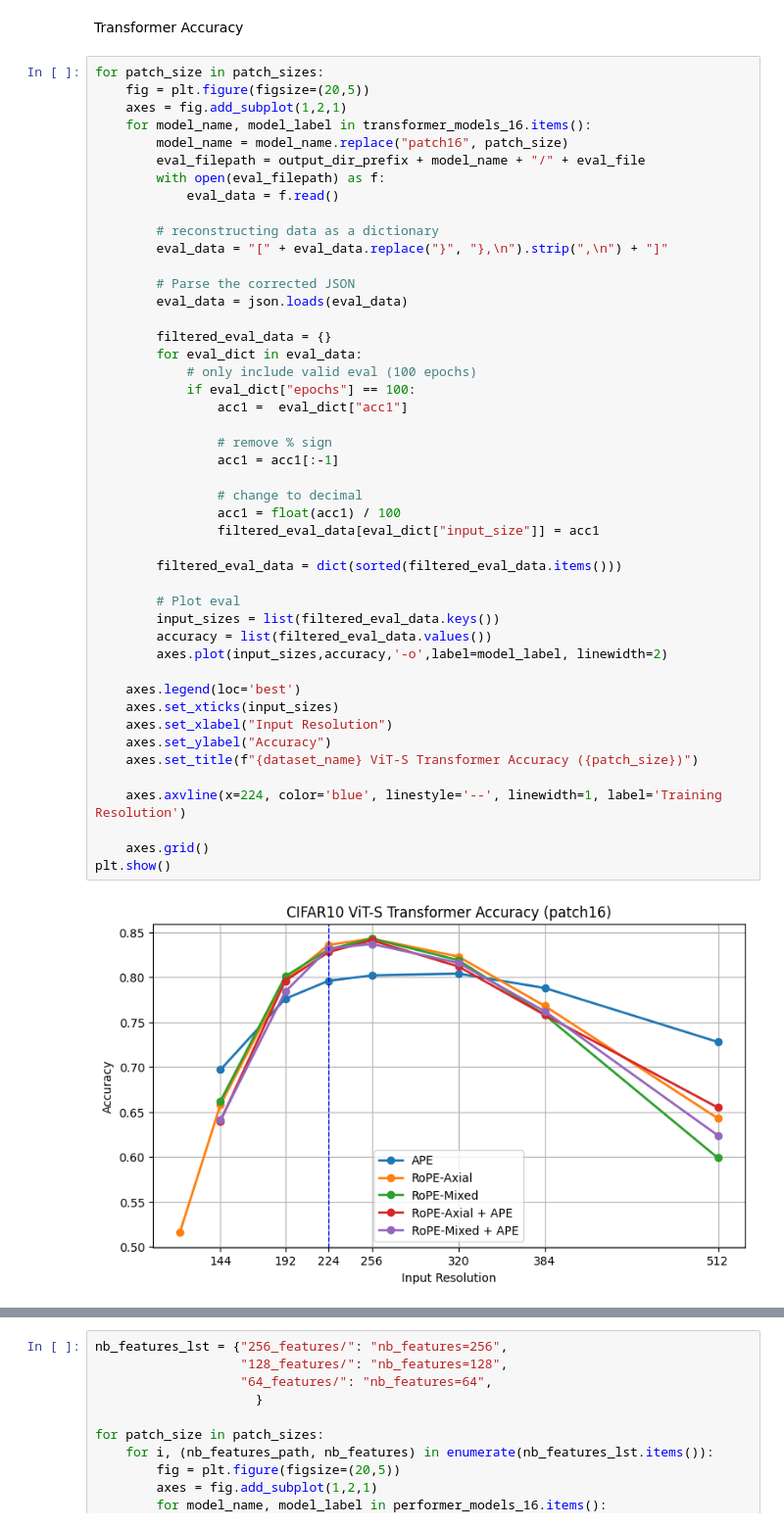
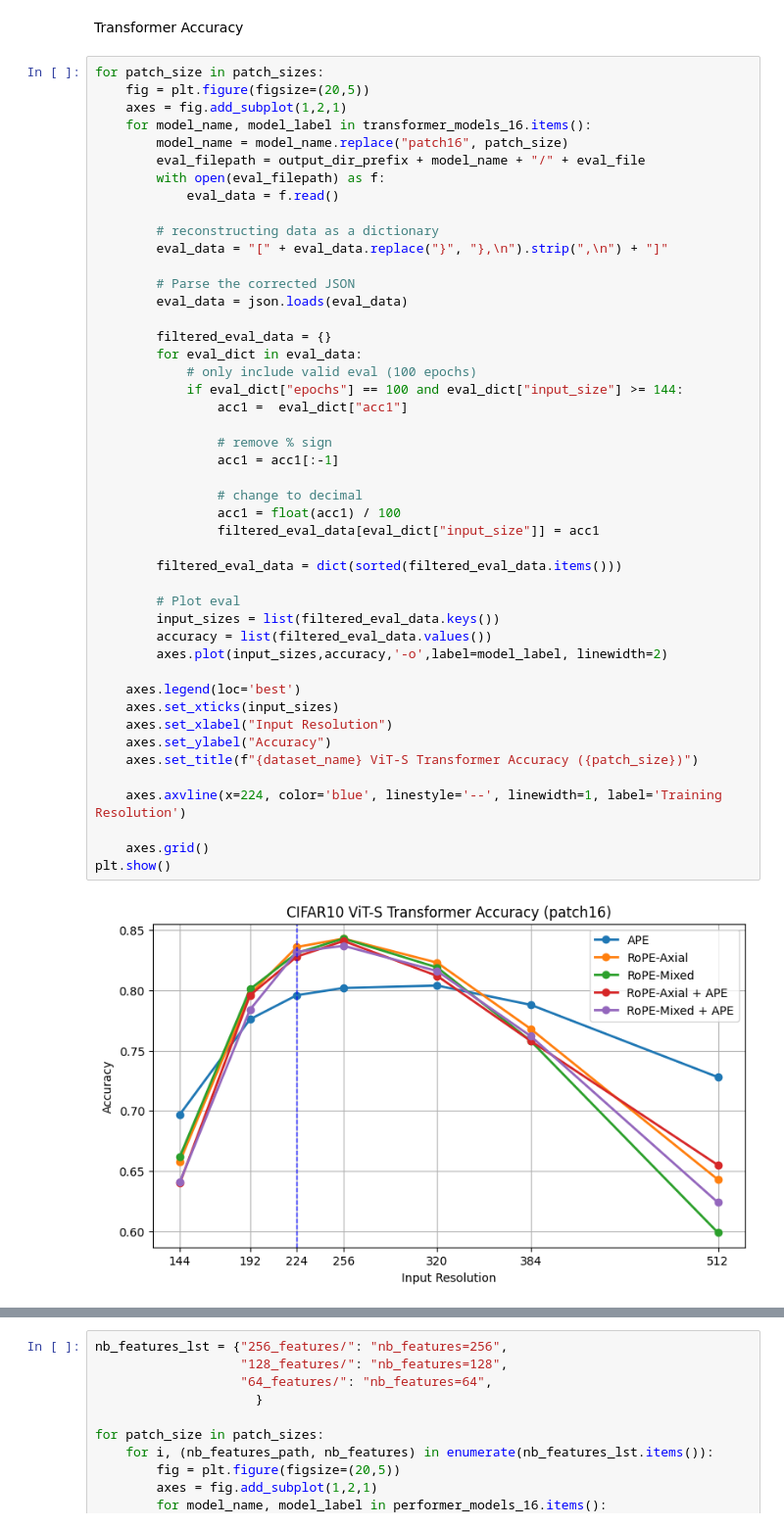
Before and after one commit to mariafernandasf/Project-from-Deit, a Jupyter notebook: plot_experiment_results.ipynb, the cells around one changed output, grey strips where cells are left out. Shown at 98% size. Cells and saved outputs as stored; diff of their text form.

```diff
--- a/plot_experiment_results.ipynb
+++ b/plot_experiment_results.ipynb
@@ -69,35 +69,35 @@ for patch_size in patch_sizes:
         filtered_eval_data = {}
         for eval_dict in eval_data:
             # only include valid eval (100 epochs)
-            if eval_dict["epochs"] == 100:
+            if eval_dict["epochs"] == 100 and eval_dict["input_size"] >= 144:
                 acc1 =  eval_dict["acc1"]
 
                 # remove % sign
                 acc1 = acc1[:-1]
 
                 # change to decimal
                 acc1 = float(acc1) / 100
                 filtered_eval_data[eval_dict["input_size"]] = acc1
 
         filtered_eval_data = dict(sorted(filtered_eval_data.items()))
 
         # Plot eval
         input_sizes = list(filtered_eval_data.keys())
         accuracy = list(filtered_eval_data.values())
         axes.plot(input_sizes,accuracy,'-o',label=model_label, linewidth=2)
 
     axes.legend(loc='best')
     axes.set_xticks(input_sizes)
     axes.set_xlabel("Input Resolution")
     axes.set_ylabel("Accuracy")
     axes.set_title(f"{dataset_name} ViT-S Transformer Accuracy ({patch_size})")
 
     axes.axvline(x=224, color='blue', linestyle='--', linewidth=1, label='Training Resolution')
 
     axes.grid()
 plt.show()
 # %% [output]
-[figure, old version]
+[figure, new version]
 [figure]
 # %%
 nb_features_lst = {"256_features/": "nb_features=256",
```
